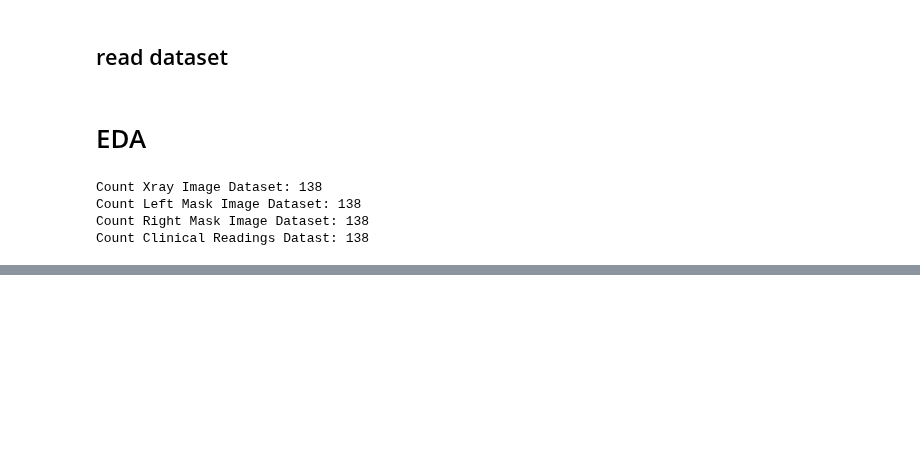
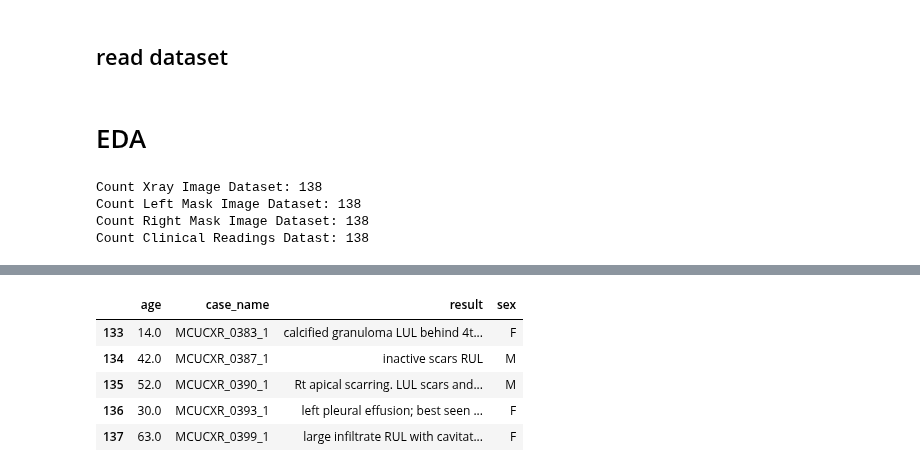
Before and after one commit to jKulrativid/indiv_2021_1_tubeculosis, a Jupyter notebook: MontgomeryTubeculosis.ipynb, the cells around one changed output, grey strips where cells are left out. Drawn from its saved outputs; the diff is of its cells as text; code cells hidden in the pictures; blank space fills up the shorter version.

```diff
--- a/MontgomeryTubeculosis.ipynb
+++ b/MontgomeryTubeculosis.ipynb
@@ -152,0 +188,9 @@ Count Clinical Readings Datast: 138
+# %%
+df.tail()
+# %% [output]
+|  | age | case_name | result | sex |
+| 133 | 14.0 | MCUCXR_0383_1 | calcified granuloma LUL behind 4t... | F |
+| 134 | 42.0 | MCUCXR_0387_1 | inactive scars RUL | M |
+| 135 | 52.0 | MCUCXR_0390_1 | Rt apical scarring. LUL scars and... | M |
+| 136 | 30.0 | MCUCXR_0393_1 | left pleural effusion; best seen ... | F |
+| 137 | 63.0 | MCUCXR_0399_1 | large infiltrate RUL with cavitat... | F |
```
Also changed, not shown: parts of 7 cells of this notebook.
